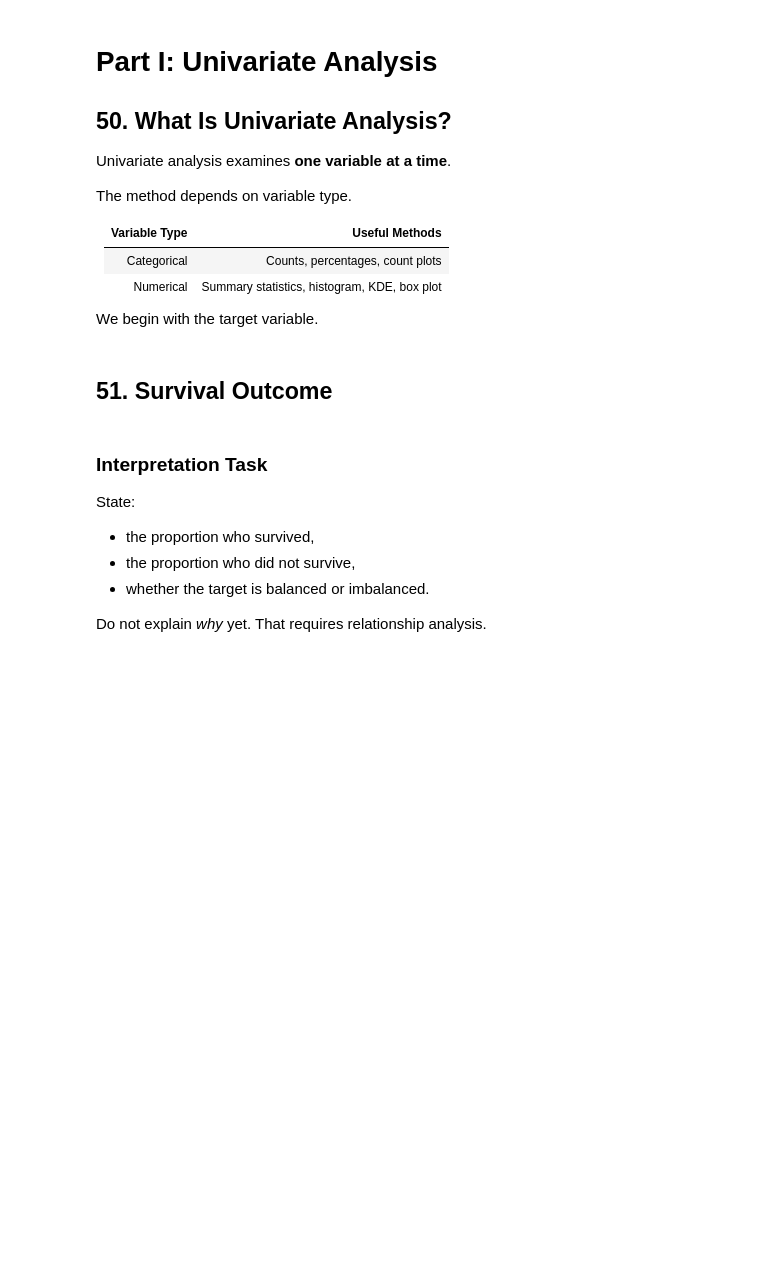
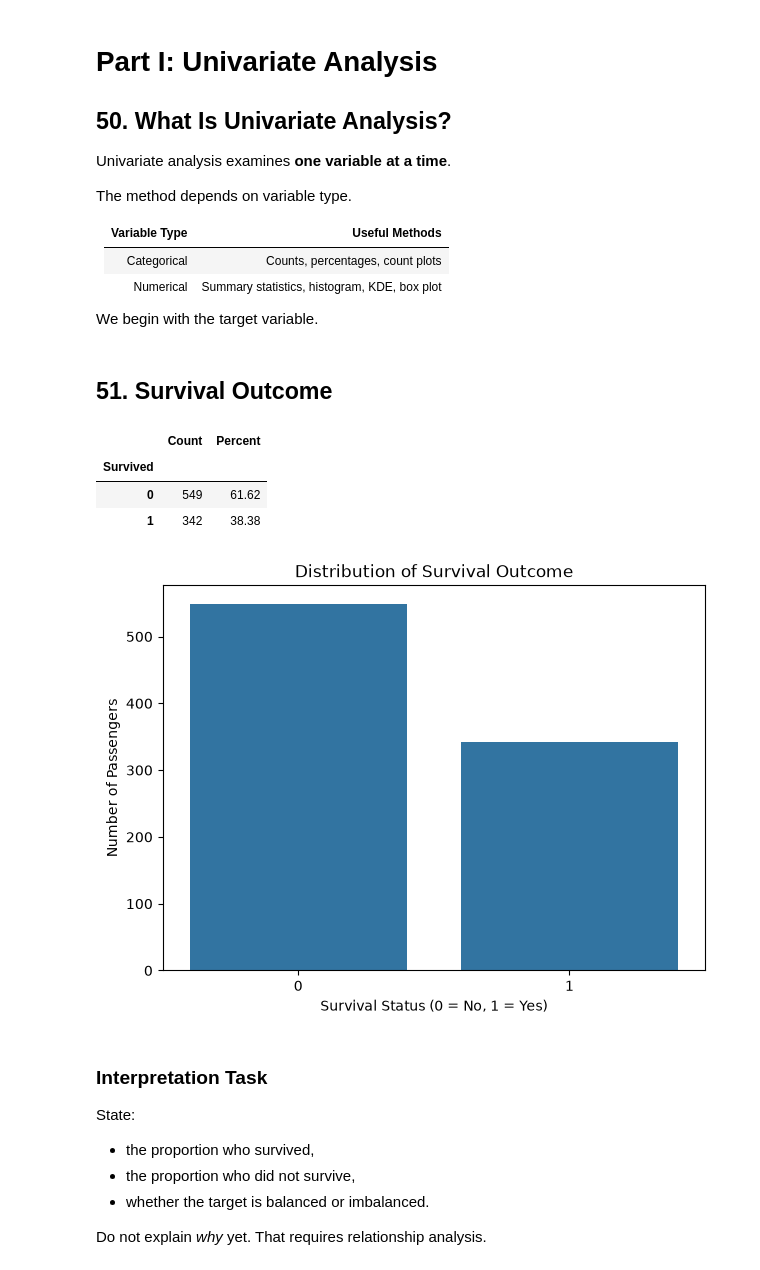
Before and after one commit to ejazurrehman/Islamic_Fintech_Working_Notebooks, a Jupyter notebook: EDA_Titanic_workbook_part_02.ipynb, the cells around one changed output. Cells and saved outputs as stored; diff of their text form; code cells hidden in the pictures; blank space fills up the shorter version.

```diff
--- a/EDA_Titanic_workbook_part_02.ipynb
+++ b/EDA_Titanic_workbook_part_02.ipynb
@@ -1677,6 +1933,27 @@ The method depends on variable type.
 We begin with the target variable.
 # %% [markdown]
 ## 51. Survival Outcome
+# %%
+survival_summary = pd.DataFrame({
+    "Count": df_eda["Survived"].value_counts().sort_index(),
+    "Percent": (df_eda["Survived"].value_counts(normalize=True).sort_index() * 100).round(2)
+})
+
+survival_summary
+# %% [output]
+|  | Count | Percent |
+| Survived |  |  |
+| 0 | 549 | 61.62 |
+| 1 | 342 | 38.38 |
+# %%
+plt.figure(figsize=(7, 5))
+sns.countplot(color="tab:blue", data=df_eda, x="Survived")
+plt.title("Distribution of Survival Outcome")
+plt.xlabel("Survival Status (0 = No, 1 = Yes)")
+plt.ylabel("Number of Passengers")
+plt.show()
+# %% [output]
+[figure, added]
 # %% [markdown]
 ### Interpretation Task
 
```
Also changed, not shown: parts of 29 cells of this notebook.
